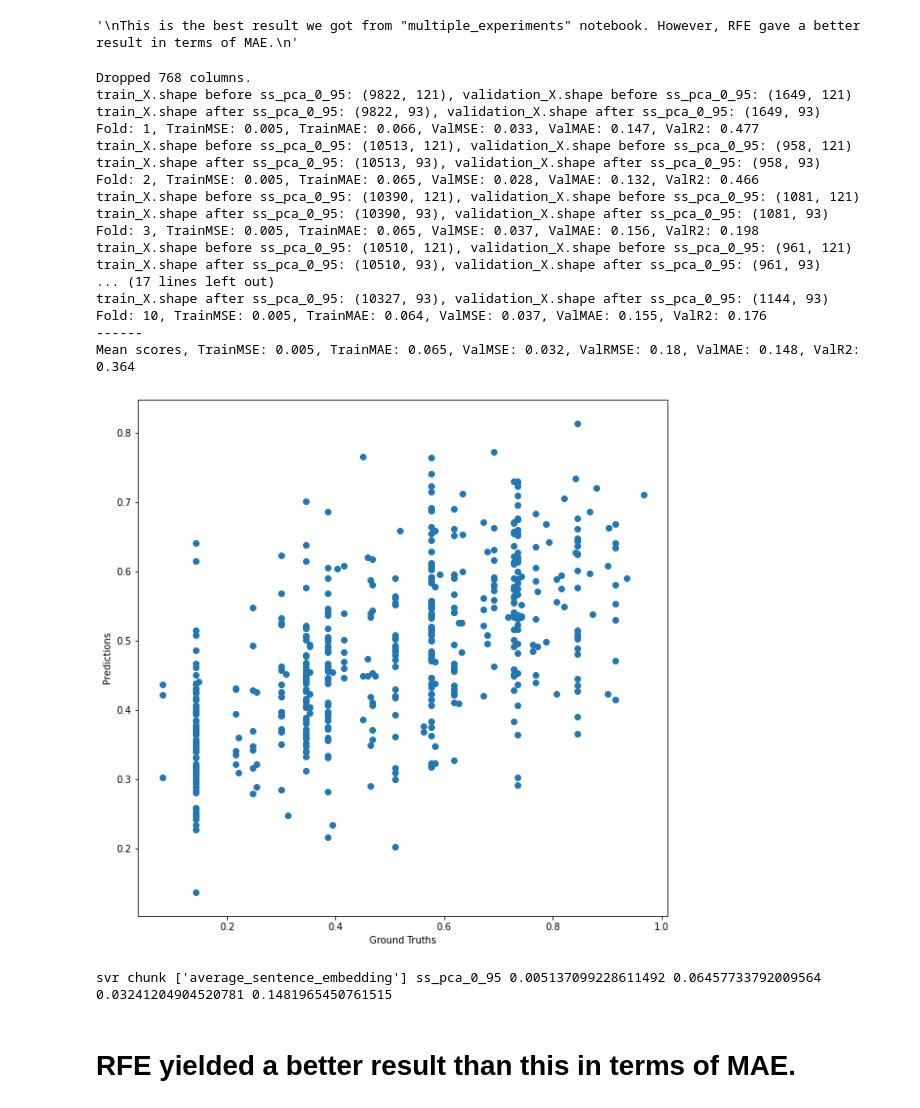
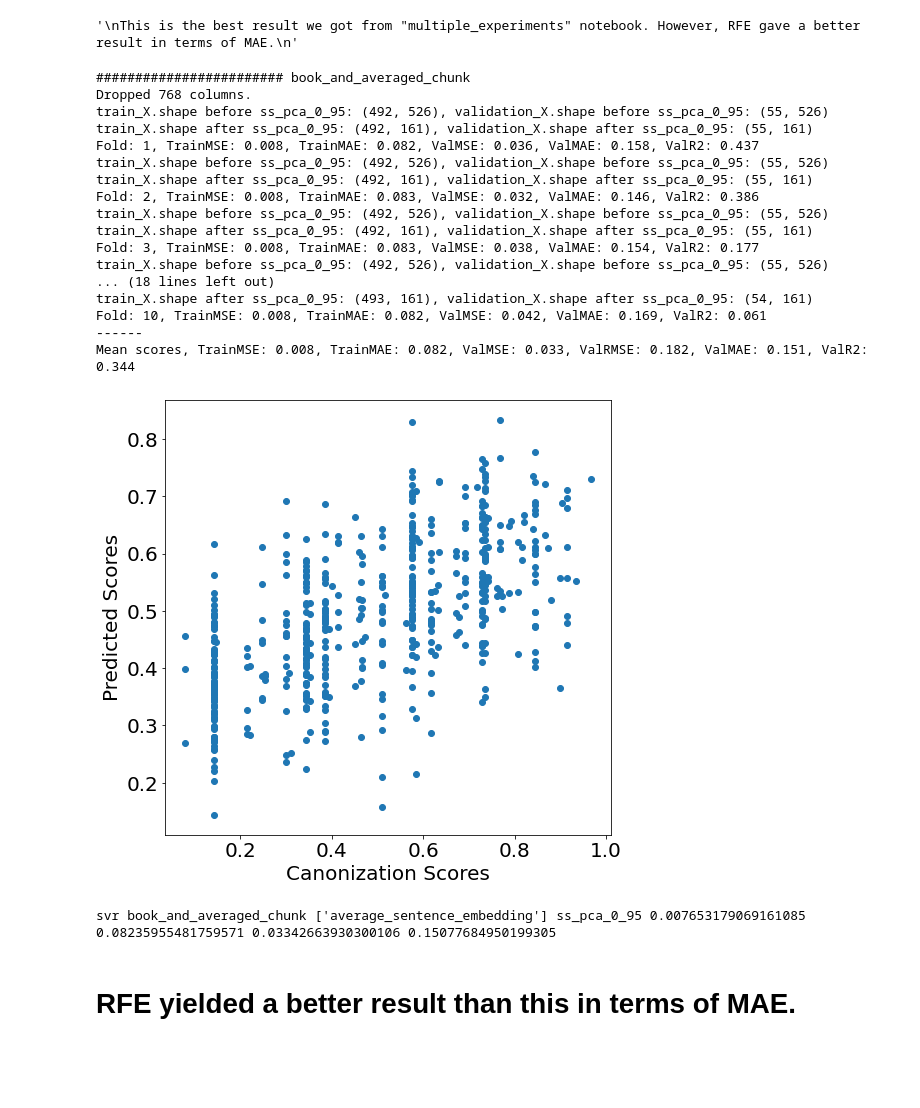
Before and after one commit to sta-a/great-unread, a Jupyter notebook: nbs/handcrafted_features_ger_best_result_of_multiple_experiments_notebook.ipynb, the cells around one changed output. Cells and saved outputs as stored; diff of their text form; code cells hidden in the pictures; blank space fills up the shorter version.

```diff
--- a/nbs/handcrafted_features_ger_best_result_of_multiple_experiments_notebook.ipynb
+++ b/nbs/handcrafted_features_ger_best_result_of_multiple_experiments_notebook.ipynb
@@ -243,54 +243,58 @@ class Experiment(object):
             print("------")
             print(f"Mean scores, TrainMSE: {np.round(mean_train_mse, 3)}, TrainMAE: {np.round(mean_train_mae, 3)}, ValMSE: {np.round(mean_validation_mse, 3)}, ValRMSE: {np.round(mean_validation_rmse, 3)}, ValMAE: {np.round(mean_validation_mae, 3)}, ValR2: {np.round(mean_validation_r2, 3)}")
 
-            plt.figure(figsize=(10,10))
+            plt.figure(figsize=(8, 8))
+            plt.xticks(fontsize=20)
+            plt.yticks(fontsize=20)
             plt.scatter(all_labels, all_predictions)
-            plt.xlabel("Ground Truths")
-            plt.ylabel("Predictions")
-
+            plt.xlabel("Canonization Scores", fontsize=20)
+            plt.ylabel("Predicted Scores", fontsize=20)
+            if self.features == "book_and_averaged_chunk":
+                plt.savefig("../data/results/figures/" + lang + '-' + self.features + '-full.png', dpi=400)
             plt.show();
         return mean_train_mse, mean_train_mae, mean_validation_mse, mean_validation_mae
 # %%
 results = []
 
 for model in ["svr"]:
-    for features in ["chunk"]:
+    for features in ["book_and_averaged_chunk"]: #["book", "chunk", "book_and_averaged_chunk", "chunk_and_copied_book"]:
+        print('########################', features)
         for drop_columns_including in [["average_sentence_embedding"]]:
             for dimensionality_reduction in ["ss_pca_0_95"]:
                 try:
                     experiment = Experiment(
                         features=features,
                         drop_columns_including=drop_columns_including,
                         dimensionality_reduction=dimensionality_reduction,
                         model=model,
                         verbose=True
                     )
                     train_mse, train_mae, validation_mse, validation_mae = experiment.run()
                     results.append((model, features, drop_columns_including, dimensionality_reduction, train_mse, train_mae, validation_mse, validation_mae))
                     print(model, features, drop_columns_including, dimensionality_reduction, train_mse, train_mae, validation_mse, validation_mae)
                 except Exception as e:
                     print(f"Error in {model}, {features}, {drop_columns_including}, {dimensionality_reduction}")
                     print(e)
 # %% [output]
+######################## book_and_averaged_chunk
 Dropped 768 columns.
-train_X.shape before ss_pca_0_95: (9822, 121), validation_X.shape before ss_pca_0_95: (1649, 121)
-train_X.shape after ss_pca_0_95: (9822, 93), validation_X.shape after ss_pca_0_95: (1649, 93)
-Fold: 1, TrainMSE: 0.005, TrainMAE: 0.066, ValMSE: 0.033, ValMAE: 0.147, ValR2: 0.477
-train_X.shape before ss_pca_0_95: (10513, 121), validation_X.shape before ss_pca_0_95: (958, 121)
-train_X.shape after ss_pca_0_95: (10513, 93), validation_X.shape after ss_pca_0_95: (958, 93)
-Fold: 2, TrainMSE: 0.005, TrainMAE: 0.065, ValMSE: 0.028, ValMAE: 0.132, ValR2: 0.466
-train_X.shape before ss_pca_0_95: (10390, 121), validation_X.shape before ss_pca_0_95: (1081, 121)
-train_X.shape after ss_pca_0_95: (10390, 93), validation_X.shape after ss_pca_0_95: (1081, 93)
-Fold: 3, TrainMSE: 0.005, TrainMAE: 0.065, ValMSE: 0.037, ValMAE: 0.156, ValR2: 0.198
-train_X.shape before ss_pca_0_95: (10510, 121), validation_X.shape before ss_pca_0_95: (961, 121)
-train_X.shape after ss_pca_0_95: (10510, 93), validation_X.shape after ss_pca_0_95: (961, 93)
-... (17 lines left out)
-train_X.shape after ss_pca_0_95: (10327, 93), validation_X.shape after ss_pca_0_95: (1144, 93)
-Fold: 10, TrainMSE: 0.005, TrainMAE: 0.064, ValMSE: 0.037, ValMAE: 0.155, ValR2: 0.176
+train_X.shape before ss_pca_0_95: (492, 526), validation_X.shape before ss_pca_0_95: (55, 526)
+train_X.shape after ss_pca_0_95: (492, 161), validation_X.shape after ss_pca_0_95: (55, 161)
+Fold: 1, TrainMSE: 0.008, TrainMAE: 0.082, ValMSE: 0.036, ValMAE: 0.158, ValR2: 0.437
+train_X.shape before ss_pca_0_95: (492, 526), validation_X.shape before ss_pca_0_95: (55, 526)
+train_X.shape after ss_pca_0_95: (492, 161), validation_X.shape after ss_pca_0_95: (55, 161)
+Fold: 2, TrainMSE: 0.008, TrainMAE: 0.083, ValMSE: 0.032, ValMAE: 0.146, ValR2: 0.386
+train_X.shape before ss_pca_0_95: (492, 526), validation_X.shape before ss_pca_0_95: (55, 526)
+train_X.shape after ss_pca_0_95: (492, 161), validation_X.shape after ss_pca_0_95: (55, 161)
+Fold: 3, TrainMSE: 0.008, TrainMAE: 0.083, ValMSE: 0.038, ValMAE: 0.154, ValR2: 0.177
+train_X.shape before ss_pca_0_95: (492, 526), validation_X.shape before ss_pca_0_95: (55, 526)
+... (18 lines left out)
+train_X.shape after ss_pca_0_95: (493, 161), validation_X.shape after ss_pca_0_95: (54, 161)
+Fold: 10, TrainMSE: 0.008, TrainMAE: 0.082, ValMSE: 0.042, ValMAE: 0.169, ValR2: 0.061
 ------
-Mean scores, TrainMSE: 0.005, TrainMAE: 0.065, ValMSE: 0.032, ValRMSE: 0.18, ValMAE: 0.148, ValR2: 0.364
+Mean scores, TrainMSE: 0.008, TrainMAE: 0.082, ValMSE: 0.033, ValRMSE: 0.182, ValMAE: 0.151, ValR2: 0.344
-[figure, old version]
+[figure, new version]
-svr chunk ['average_sentence_embedding'] ss_pca_0_95 0.005137099228611492 0.06457733792009564 0.03241204904520781 0.1481965450761515
+svr book_and_averaged_chunk ['average_sentence_embedding'] ss_pca_0_95 0.007653179069161085 0.08235955481759571 0.03342663930300106 0.15077684950199305
 # %% [markdown]
 # RFE yielded a better result than this in terms of MAE.
 # %%
```
Also changed, not shown: parts of 2 cells of this notebook, 5 other files.
